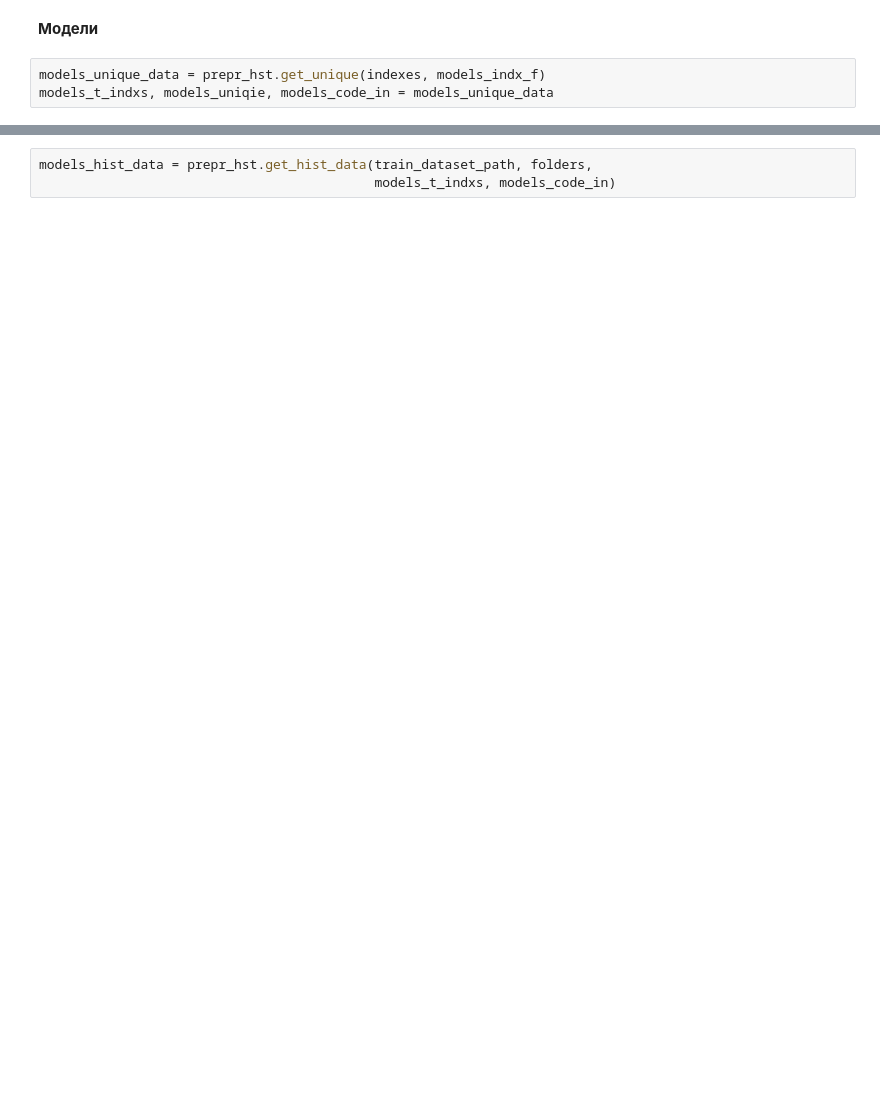
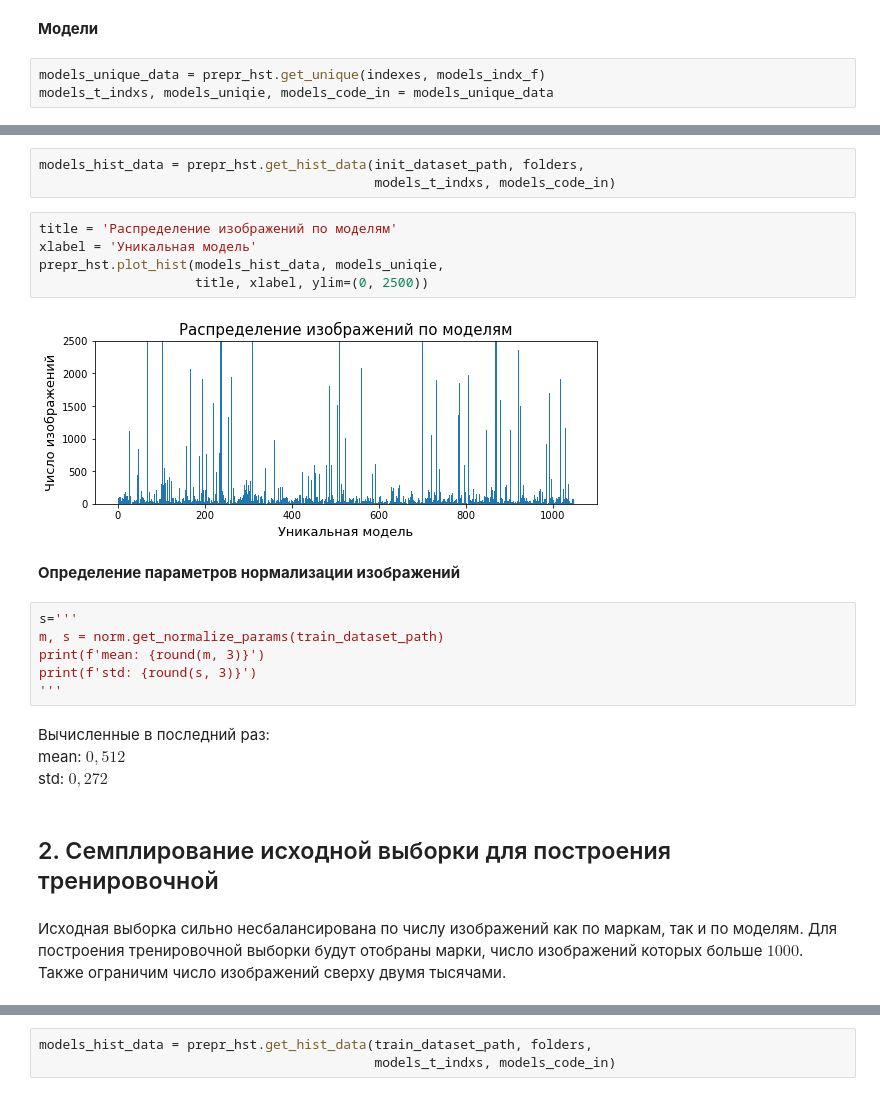
Before and after one commit to vederko-p/Junior-ML-Contest, a Jupyter notebook: 1. Dataset analysis.ipynb, the cells around one changed output, grey strips where cells are left out. Cells and saved outputs as stored; diff of their text form; blank space fills up the shorter version.

```diff
--- a/1. Dataset analysis.ipynb
+++ b/1. Dataset analysis.ipynb
@@ -41,0 +103,26 @@ models_t_indxs, models_uniqie, models_code_in = models_unique_data
+# %%
+models_hist_data = prepr_hst.get_hist_data(init_dataset_path, folders,
+                                           models_t_indxs, models_code_in)
+# %%
+title = 'Распределение изображений по моделям'
+xlabel = 'Уникальная модель'
+prepr_hst.plot_hist(models_hist_data, models_uniqie,
+                    title, xlabel, ylim=(0, 2500))
+# %% [output]
+[figure, added]
+# %% [markdown]
+**Определение параметров нормализации изображений**
+# %%
+s='''
+m, s = norm.get_normalize_params(train_dataset_path)
+print(f'mean: {round(m, 3)}')
+print(f'std: {round(s, 3)}')
+'''
+# %% [markdown]
+Вычисленные в последний раз:
+mean: $0,512$
+std: $0,272$
+# %% [markdown]
+## 2. Семплирование исходной выборки для построения тренировочной
+# %% [markdown]
+Исходная выборка сильно несбалансирована по числу изображений как по маркам, так и по моделям. Для построения тренировочной выборки будут отобраны марки, число изображений которых больше $1000$. Также ограничим число изображений сверху двумя тысячами.
```
Also changed, not shown: parts of 51 cells of this notebook.
